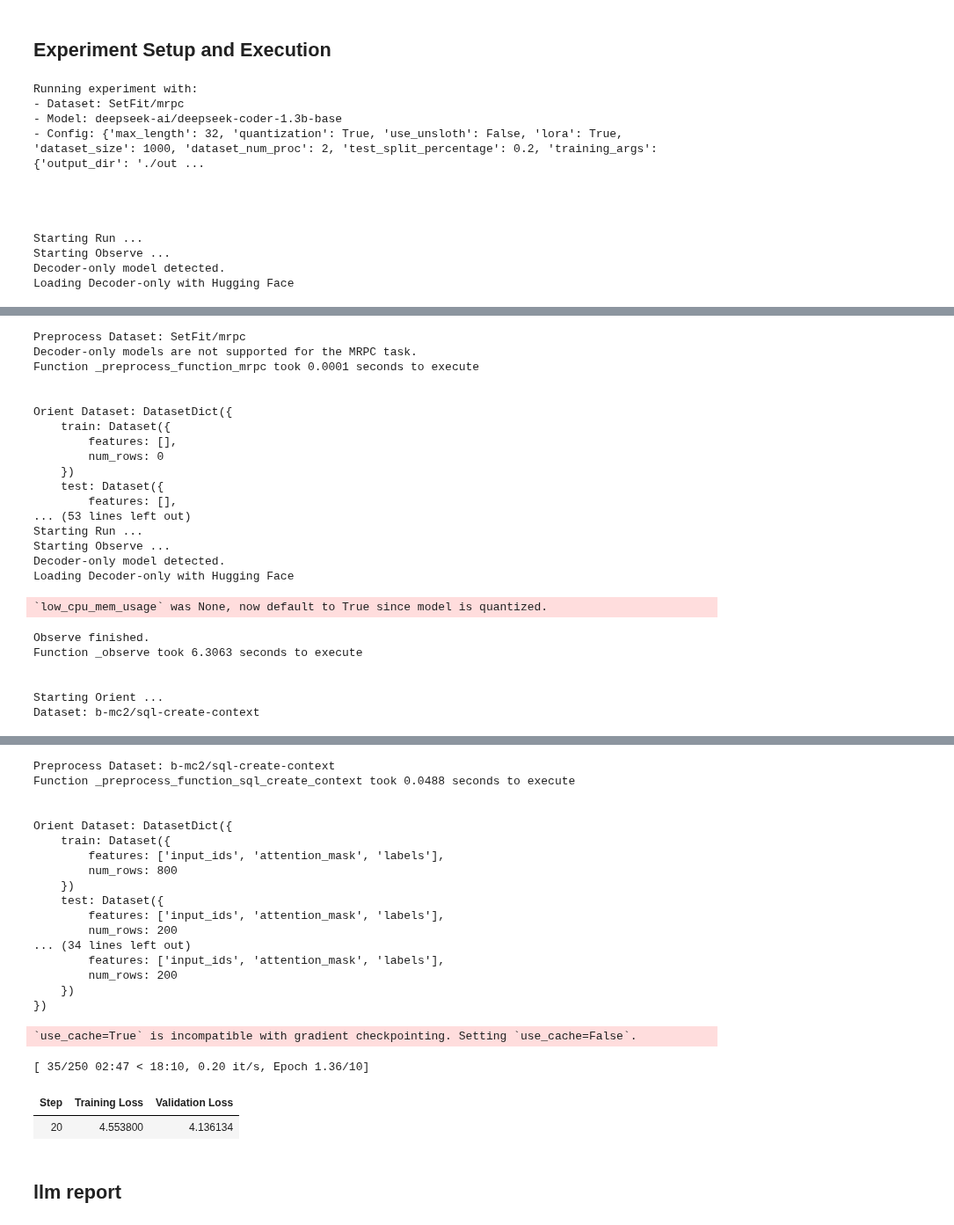
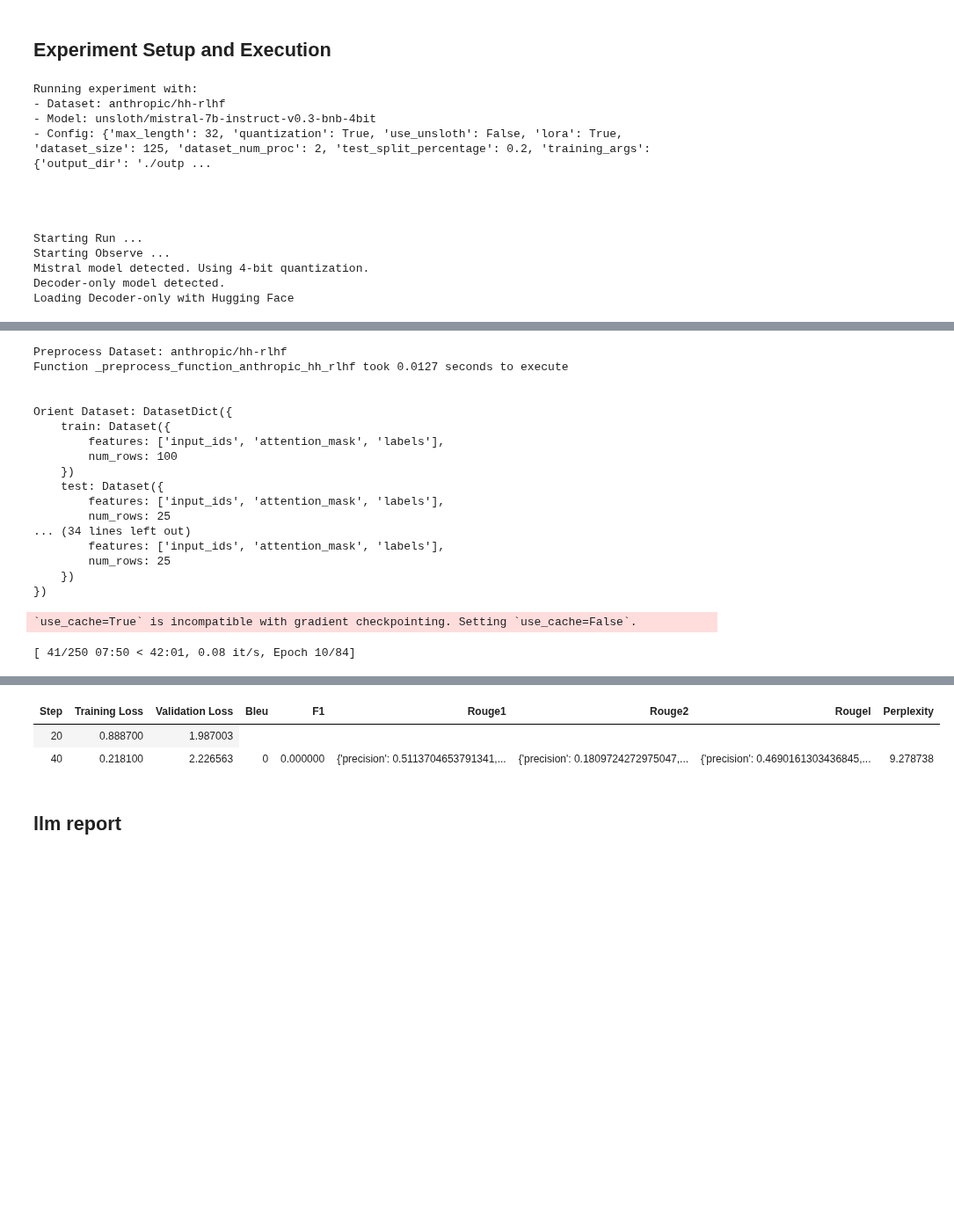
Before and after one commit to frank-morales2020/Cloud_curious, a Jupyter notebook: UFTF_LLM_POC.ipynb, the cells around one changed output, grey strips where cells are left out. Shown at 88% size. Saved outputs shown, nothing was run; the diff lists cells and outputs as text; code cells hidden in the pictures; blank space fills up the shorter version.

```diff
--- a/UFTF_LLM_POC.ipynb
+++ b/UFTF_LLM_POC.ipynb
@@ -1043,15 +1083,15 @@ def create_rl_pairs():
     """
 
     datasets = [
-        "SetFit/mrpc",
-        "b-mc2/sql-create-context",
+        #"SetFit/mrpc",
+        #"b-mc2/sql-create-context",
         "anthropic/hh-rlhf",
-        "imdb",
+        #"imdb",
     ]
 
     models = [
 
-        #"unsloth/mistral-7b-instruct-v0.3-bnb-4bit",
+        "unsloth/mistral-7b-instruct-v0.3-bnb-4bit",
         #"unsloth/Meta-Llama-3.1-70B-bnb-4bit",
         #"bert-base-uncased",
         #"mistralai/Mistral-7B-v0.1",
@@ -1092,7 +1132,7 @@ def create_rl_pairs():
             "quantization": True,
             "use_unsloth": False,
             "lora": True,
-            "dataset_size": 1000,
+            "dataset_size": 125,
             "dataset_num_proc": 2,
             "test_split_percentage": 0.2,
             "training_args": {
@@ -1111,6 +1151,9 @@ def create_rl_pairs():
                 "evaluation_strategy":"steps",
                 "eval_steps":20,
                 "logging_strategy":"steps",
+                "load_best_model_at_end":True,
+                "metric_for_best_model":"eval_loss",
+
             },
         },
     ]
@@ -1329,15 +1372,16 @@ for dataset_name, model_id, config in rl_pairs:
 #generate_report(rl_pairs, agents, training_args_list, state_list, control_list, experiment_name=experiment_names)
 # %% [output]
 Running experiment with:
-- Dataset: SetFit/mrpc
-- Model: deepseek-ai/deepseek-coder-1.3b-base
-- Config: {'max_length': 32, 'quantization': True, 'use_unsloth': False, 'lora': True, 'dataset_size': 1000, 'dataset_num_proc': 2, 'test_split_percentage': 0.2, 'training_args': {'output_dir': './out ...
+- Dataset: anthropic/hh-rlhf
+- Model: unsloth/mistral-7b-instruct-v0.3-bnb-4bit
+- Config: {'max_length': 32, 'quantization': True, 'use_unsloth': False, 'lora': True, 'dataset_size': 125, 'dataset_num_proc': 2, 'test_split_percentage': 0.2, 'training_args': {'output_dir': './outp ...
 
 
 
 
 Starting Run ...
 Starting Observe ...
+Mistral model detected. Using 4-bit quantization.
 Decoder-only model detected.
 Loading Decoder-only with Hugging Face
 `low_cpu_mem_usage` was None, now default to True since model is quantized.
@@ -1355,24 +1396,19 @@ Function _preprocess_function_mrpc took 0.0001 seconds to execute
-Preprocess Dataset: SetFit/mrpc
-Decoder-only models are not supported for the MRPC task.
-Function _preprocess_function_mrpc took 0.0001 seconds to execute
+Preprocess Dataset: anthropic/hh-rlhf
+Function _preprocess_function_anthropic_hh_rlhf took 0.0127 seconds to execute
 
 
 Orient Dataset: DatasetDict({
     train: Dataset({
-        features: [],
-        num_rows: 0
+        features: ['input_ids', 'attention_mask', 'labels'],
+        num_rows: 100
     })
     test: Dataset({
-        features: [],
-... (53 lines left out)
-Starting Run ...
-Starting Observe ...
-Decoder-only model detected.
-Loading Decoder-only with Hugging Face
+        features: ['input_ids', 'attention_mask', 'labels'],
+        num_rows: 25
+... (34 lines left out)
+        features: ['input_ids', 'attention_mask', 'labels'],
+        num_rows: 25
+    })
+})
-`low_cpu_mem_usage` was None, now default to True since model is quantized.
+`use_cache=True` is incompatible with gradient checkpointing. Setting `use_cache=False`.
-Observe finished.
-Function _observe took 6.3063 seconds to execute
-
-
-Starting Orient ...
-Dataset: b-mc2/sql-create-context
+[ 41/250 07:50 < 42:01, 0.08 it/s, Epoch 10/84]
@@ -1381,24 +1415,6 @@ Function _preprocess_function_sql_create_context took 0.2001 seconds to execute
-Preprocess Dataset: b-mc2/sql-create-context
-Function _preprocess_function_sql_create_context took 0.0488 seconds to execute
-
-
-Orient Dataset: DatasetDict({
-    train: Dataset({
-        features: ['input_ids', 'attention_mask', 'labels'],
-        num_rows: 800
-    })
-    test: Dataset({
-        features: ['input_ids', 'attention_mask', 'labels'],
-        num_rows: 200
-... (34 lines left out)
-        features: ['input_ids', 'attention_mask', 'labels'],
-        num_rows: 200
-    })
-})
-`use_cache=True` is incompatible with gradient checkpointing. Setting `use_cache=False`.
-[ 35/250 02:47 < 18:10, 0.20 it/s, Epoch 1.36/10]
-| Step | Training Loss | Validation Loss |
-| 20 | 4.553800 | 4.136134 |
+| Step | Training Loss | Validation Loss | Bleu | F1 | Rouge1 | Rouge2 | Rougel | Perplexity |
+| 20 | 0.888700 | 1.987003 |
+| 40 | 0.218100 | 2.226563 | 0 | 0.000000 | {'precision': 0.5113704653791341,... | {'precision': 0.1809724272975047,... | {'precision': 0.4690161303436845,... | 9.278738 |
 # %%
 def clear_memory():
     """Clears GPU memory and performs garbage collection."""
```
Also changed, not shown: parts of 8 cells of this notebook.
